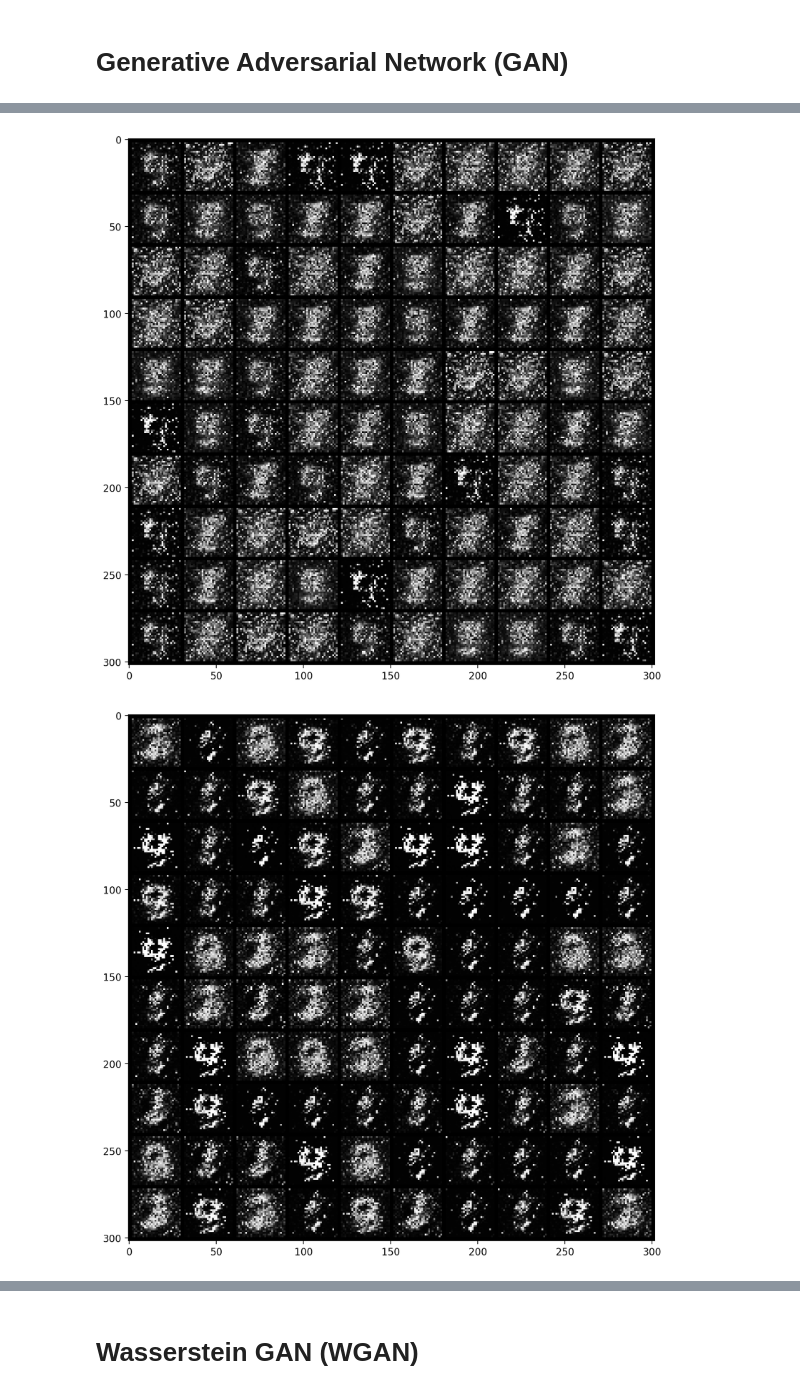
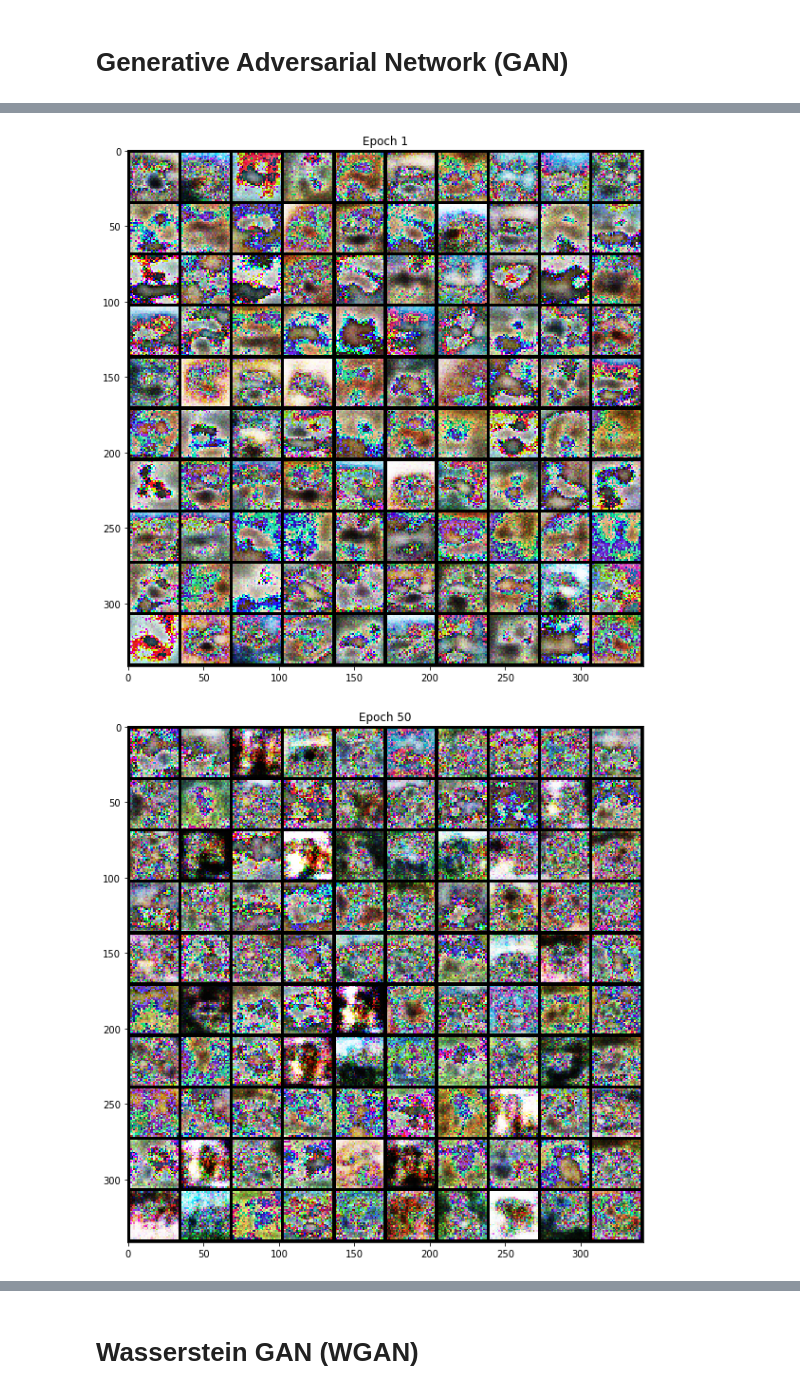
Before and after one commit to Mitchell-Chatterjee/COMP-5340, a Jupyter notebook: Assignment 4/Exercise_1.ipynb, the cells around one changed output, grey strips where cells are left out. Saved outputs shown, nothing was run; the diff lists cells and outputs as text; code cells hidden in the pictures.

```diff
--- a/Assignment 4/Exercise_1.ipynb
+++ b/Assignment 4/Exercise_1.ipynb
@@ -66,7 +87,7 @@ per_epoch_jsd = []
 for epoch in range(opt.n_epochs):
     start_time = time()
     dist_pd, dist_pg = None, None
-    for i, (imgs, _) in enumerate(mnist_train_loader):
+    for i, (imgs, _) in enumerate(cifar_train_loader):
         real = Variable(Tensor(imgs.size(0), 1).fill_(1.0), requires_grad=False)
         fake = Variable(Tensor(imgs.size(0), 1).fill_(0.0), requires_grad=False)
         real_imgs = Variable(imgs.type(Tensor))
@@ -140,8 +161,10 @@ Epoch: 17 | Jensen Shannon Divergence: 0.592 | Epoch time (GAN Training): 0m 14s
 # %%
-img_indexes = [0, 4, 9, 49, 99, 149, 199]
+img_indexes = [0, 49, 99, 149, 199]
 for i in img_indexes:
     plt.figure(figsize = (opt.dim, opt.dim))
+    plt.title(f'Epoch {i+1}')
     plt.imshow(dcgan_saved_imgs[i], interpolation='nearest')
+    plt.savefig(f'D:/temp/Epoch_{i+1}')
 # %% [output]
-[figure, old version]
+[figure, new version]
-[figure, old version]
+[figure, new version]
```
Also changed, not shown: parts of 7 cells of this notebook, 1 other file.
